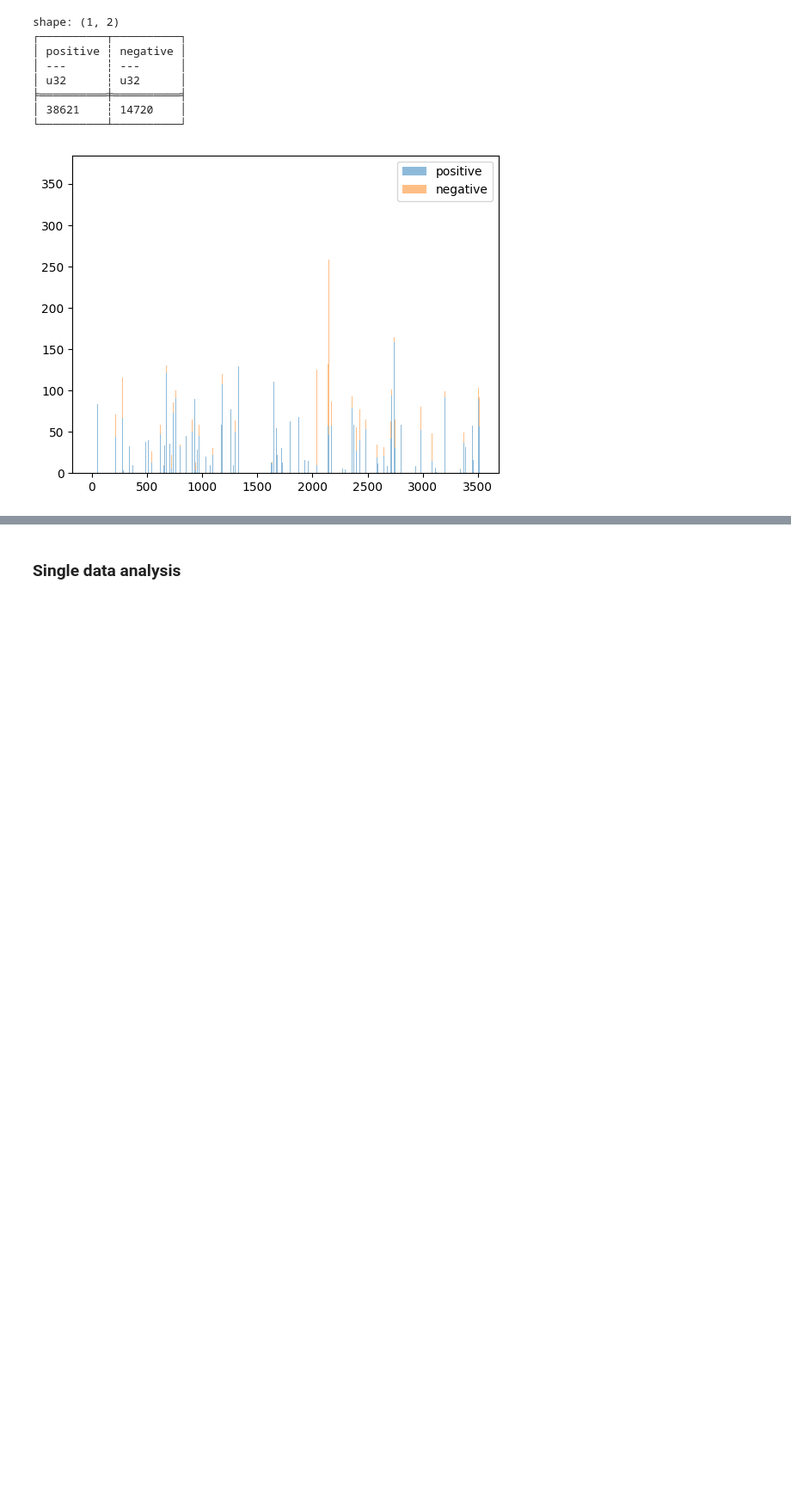
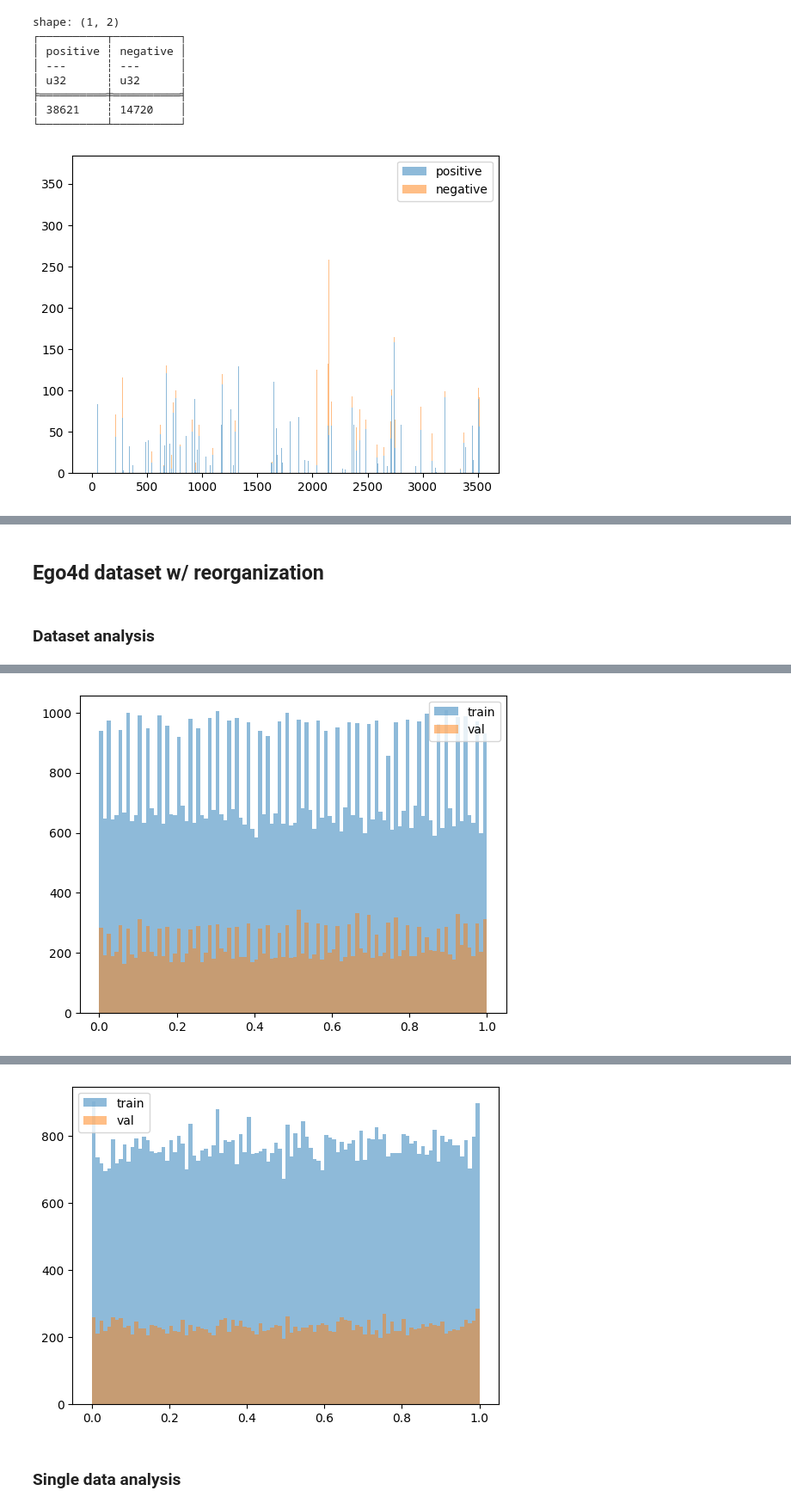
Before and after one commit to pasca-l/hands-and-objects, a Jupyter notebook: keypoint_estimation/datasets/EDA.ipynb, the cells around one changed output, grey strips where cells are left out. Shown: that part at 86% size. Saved outputs shown, nothing was run; the diff lists cells and outputs as text; code cells hidden in the pictures; blank space fills up the shorter version.

```diff
--- a/keypoint_estimation/datasets/EDA.ipynb
+++ b/keypoint_estimation/datasets/EDA.ipynb
@@ -9,18 +9,17 @@ import pprint
 import numpy as np
 import polars as plr
 import matplotlib.pyplot as plt
-from matplotlib.colors import ListedColormap
-
-home = os.path.expanduser("~")
-dataset_dir = os.path.join(home, "slocal")
 
 git_repo = git.Repo(os.getcwd(), search_parent_directories=True)
 git_root = git_repo.git.rev_parse("--show-toplevel")
+
 sys.path.append(git_root)
-sys.path.append(f"{git_root}/keypoint_estimation/datasets")
-sys.path.append(f"{git_root}/utils/datasets")
-from datamodule import KeypointEstDataModule
-from seed import set_seed
+from keypoint_estimation.datasets.datamodule import KeypointEstDataModule
+from utils.datasets.seed import set_seed
+
+set_seed()
+
+dataset_dir = f"{git_root}/keypoint_estimation/datasets/local"
 
 # print table configs
 plr.Config.restore_defaults()
@@ -283,0 +346,4 @@ shape: (9, 2)
+# %% [markdown]
+## Ego4d dataset w/ reorganization
+# %% [markdown]
+### Dataset analysis
@@ -283,0 +382,51 @@ shape: (9, 2)
+# %%
+# temporal location of PNR frames (on segment level)
+def get_pnr_loc_seg(df):
+    return df.explode(
+        "parent_pnr_frame"
+    ).filter(
+        plr.col("parent_pnr_frame").is_not_null() == True
+    ).select(
+        (plr.col("parent_pnr_frame") - plr.col("segment_start_frame")) /\
+        (plr.col("segment_end_frame") - plr.col("segment_start_frame"))
+    )
+
+# segsec data
+pnr_loc_train_segsec = get_pnr_loc_seg(segsec_train_data.ann_df)
+pnr_loc_val_segsec = get_pnr_loc_seg(segsec_val_data.ann_df)
+
+print(
+    pnr_loc_train_segsec.describe().join(
+        pnr_loc_val_segsec.describe(),
+        on="describe",
+        suffix="_val",
+    )
+)
+
+plt.hist(pnr_loc_train_segsec, bins=100, alpha=0.5, label="train")
+plt.hist(pnr_loc_val_segsec, bins=100, alpha=0.5, label="val")
+
+plt.legend()
+plt.show()
+
+# segratio data
+pnr_loc_train_segratio = get_pnr_loc_seg(segratio_train_data.ann_df)
+pnr_loc_val_segratio = get_pnr_loc_seg(segratio_val_data.ann_df)
+
+print(
+    pnr_loc_train_segratio.describe().join(
+        pnr_loc_val_segratio.describe(),
+        on="describe",
+        suffix="_val",
+    )
+)
+
+plt.hist(pnr_loc_train_segratio, bins=100, alpha=0.5, label="train")
+plt.hist(pnr_loc_val_segratio, bins=100, alpha=0.5, label="val")
+
+plt.legend()
+plt.show()
+
+plt.clf()
+plt.close()
+# %% [output]
@@ -283,0 +449 @@ shape: (9, 2)
+[figure, added]
@@ -284,3 +466,4 @@ shape: (9, 2)
+[figure, added]
 # %% [markdown]
 ### Single data analysis
 # %%
```
Also changed, not shown: parts of 11 cells of this notebook, 3 other files.
